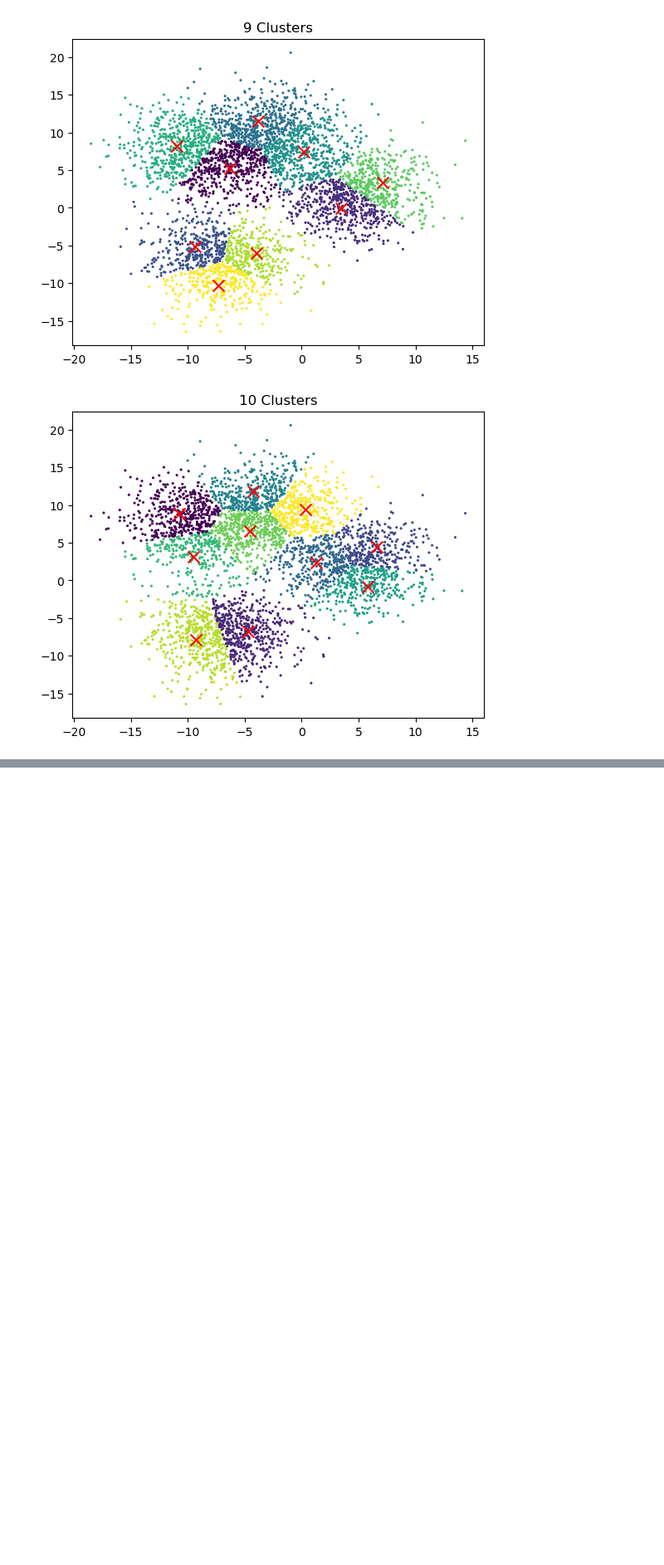
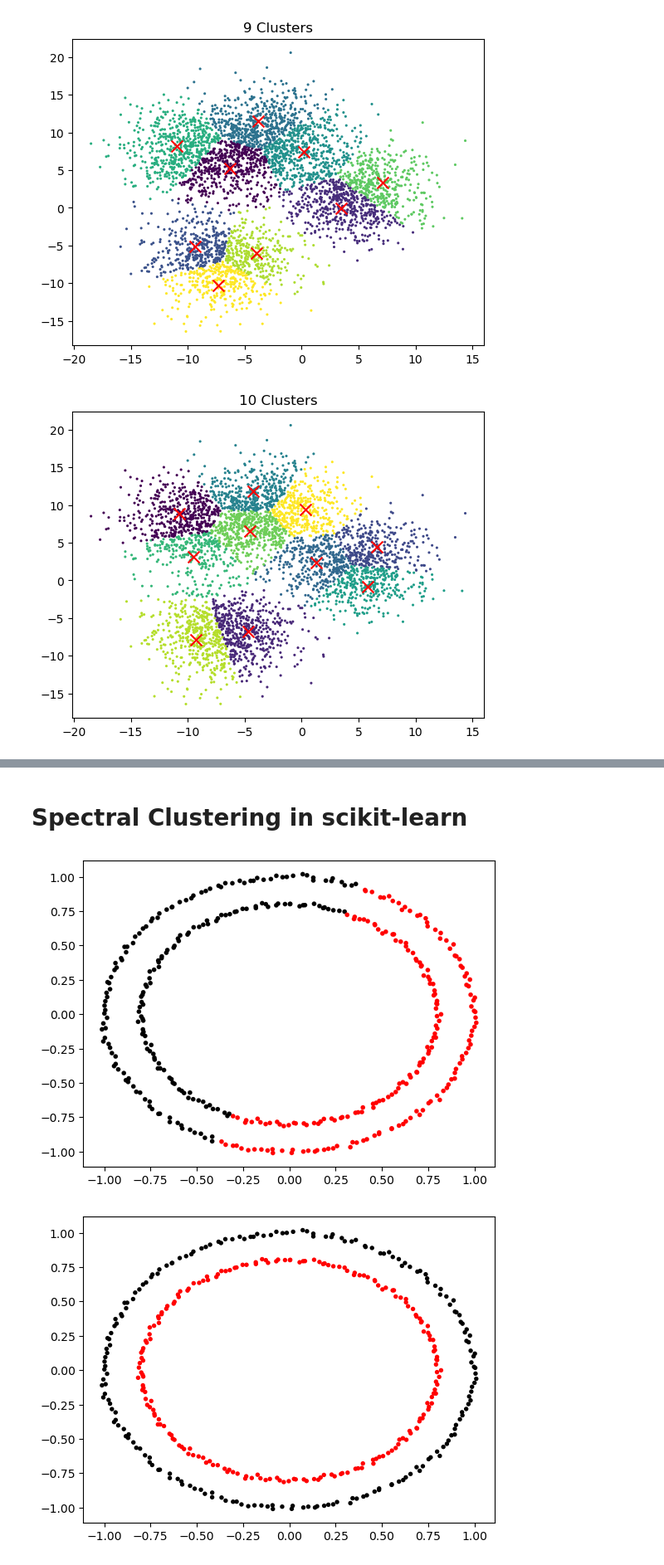
Before and after one commit to JuliaWasala/sklearn-carpentry, a Jupyter notebook: clustering_answers.ipynb, the cells around one changed output, grey strips where cells are left out. Shown at 83% size. Drawn from its saved outputs; the diff is of its cells as text; code cells hidden in the pictures; blank space fills up the shorter version.

Commit message:
add missing code to clustering

```diff
--- a/clustering_answers.ipynb
+++ b/clustering_answers.ipynb
@@ -113,3 +113,5 @@ for cluster_count in range(2,11):
 - Use K-means on reduced data
 
 - Much more computationally expensive: iterative, using gradient descent
+# %% [markdown]
+# Spectral Clustering in scikit-learn
@@ -115,0 +127,25 @@ for cluster_count in range(2,11):
+# %%
+# compare kmeans and spectral clustering
+
+import sklearn.cluster as skl_cluster
+import sklearn.datasets as skl_data
+
+circles, circles_clusters = skl_data.make_circles(n_samples=400, noise=.01, random_state=0)
+
+# cluster with kmeans
+Kmean = skl_cluster.KMeans(n_clusters=2)
+Kmean.fit(circles)
+clusters = Kmean.predict(circles)
+
+# plot the data, colouring it by cluster
+plt.scatter(circles[:, 0], circles[:, 1], s=15, linewidth=0.1, c=clusters,cmap='flag')
+plt.show()
+
+# cluster with spectral clustering
+model = skl_cluster.SpectralClustering(n_clusters=2, affinity='nearest_neighbors', assign_labels='kmeans')
+labels = model.fit_predict(circles)
+plt.scatter(circles[:, 0], circles[:, 1], s=15, linewidth=0, c=labels, cmap='flag')
+plt.show()
+# %% [output]
+[figure, added]
+[figure, added]
```
Also changed, not shown: parts of 7 cells of this notebook.
